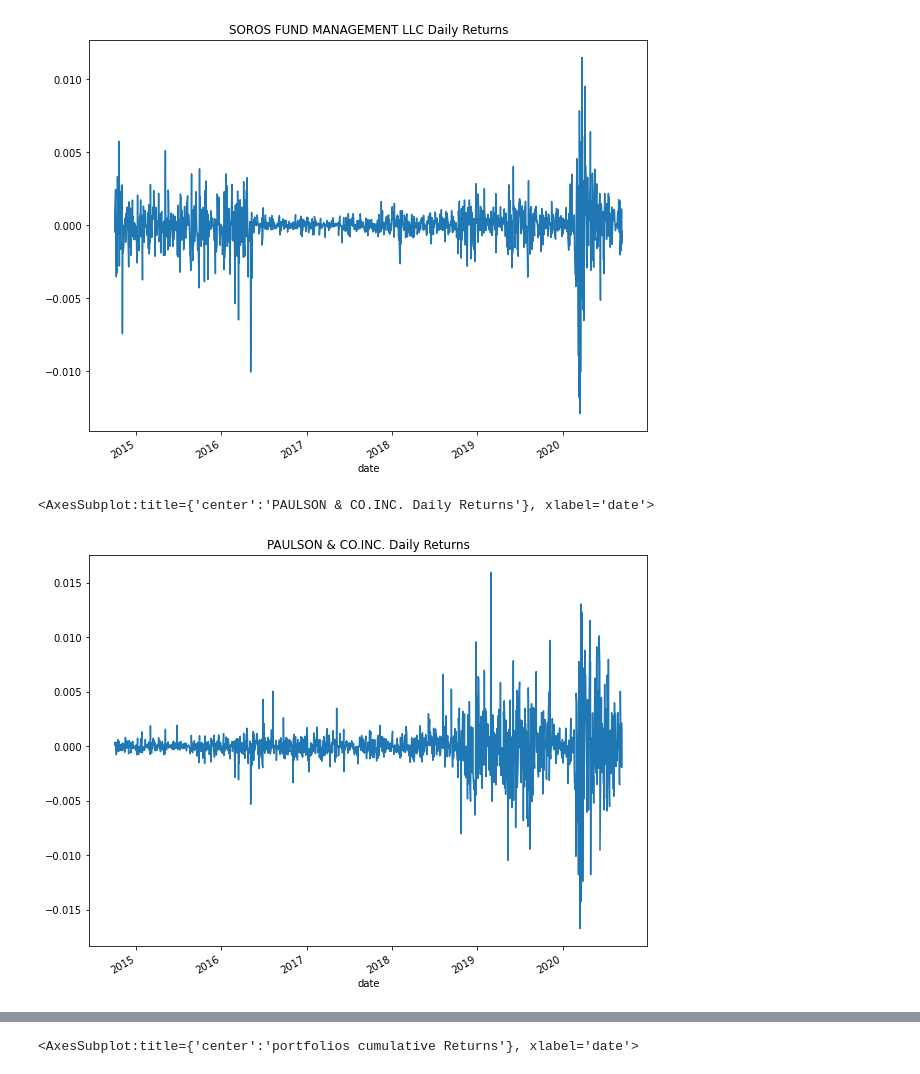
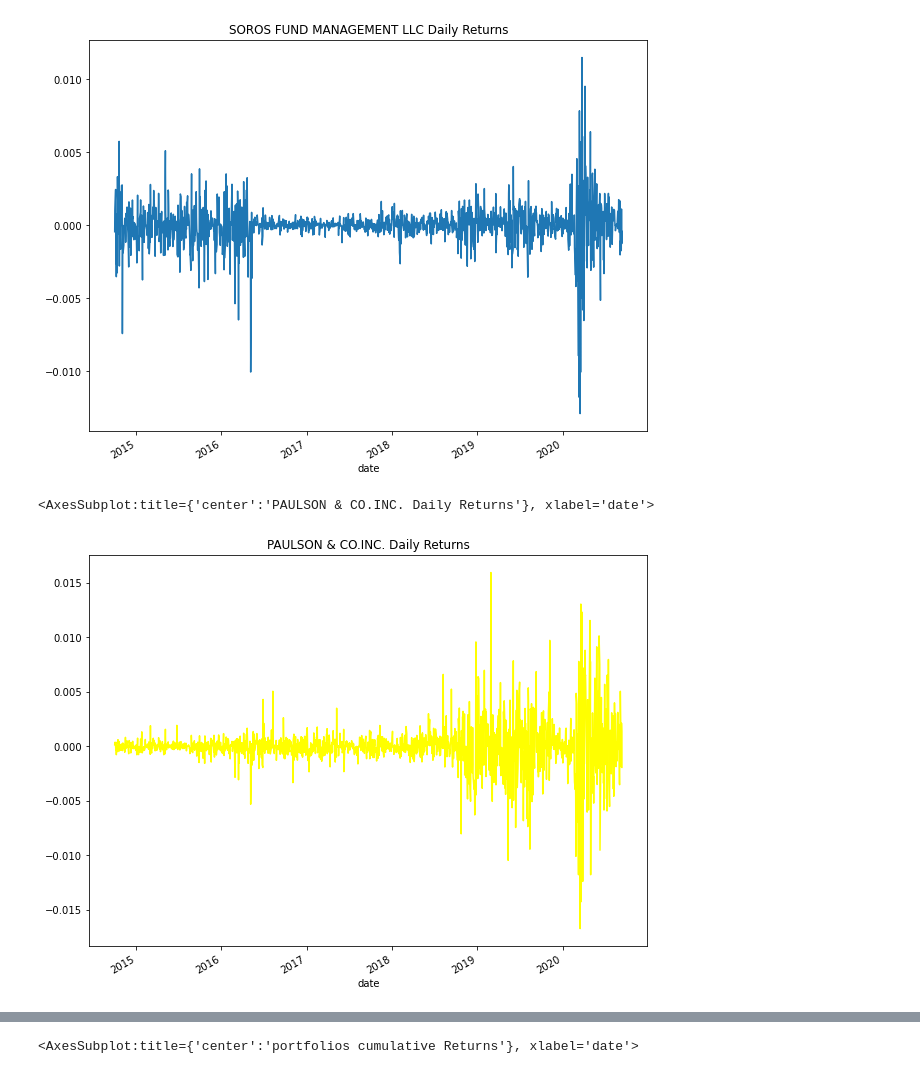
Before and after one commit to codan81/Risk-Return-Analysis-4-Investments, a Jupyter notebook: risk_return_analysis.ipynb, the cells around one changed output, grey strips where cells are left out. Drawn from its saved outputs; the diff is of its cells as text; code cells hidden in the pictures.

```diff
--- a/risk_return_analysis.ipynb
+++ b/risk_return_analysis.ipynb
@@ -150,8 +150,8 @@ daily_returns_df["SOROS FUND MANAGEMENT LLC"].plot(figsize=(10, 8), title='SOROS
 <AxesSubplot:title={'center':'SOROS FUND MANAGEMENT LLC Daily Returns'}, xlabel='date'>
 [figure]
 # %%
-daily_returns_df["PAULSON & CO.INC."].plot(figsize=(10, 8), title='PAULSON & CO.INC. Daily Returns')
+daily_returns_df["PAULSON & CO.INC."].plot(figsize=(10, 8), title='PAULSON & CO.INC. Daily Returns', color="yellow")
 # %% [output]
 <AxesSubplot:title={'center':'PAULSON & CO.INC. Daily Returns'}, xlabel='date'>
-[figure, old version]
+[figure, new version]
 # %%
```
Also changed, not shown: parts of 4 cells of this notebook.
